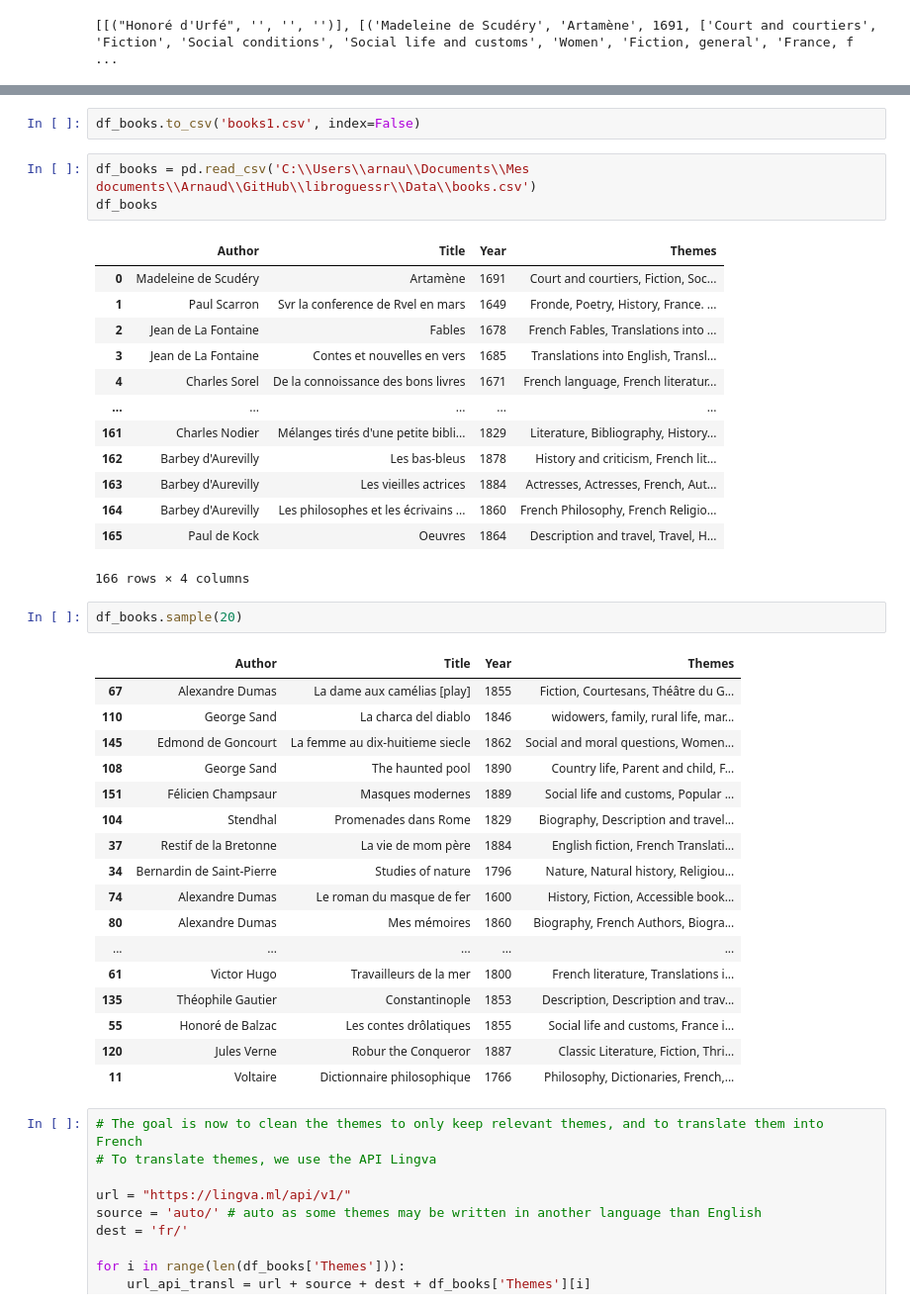
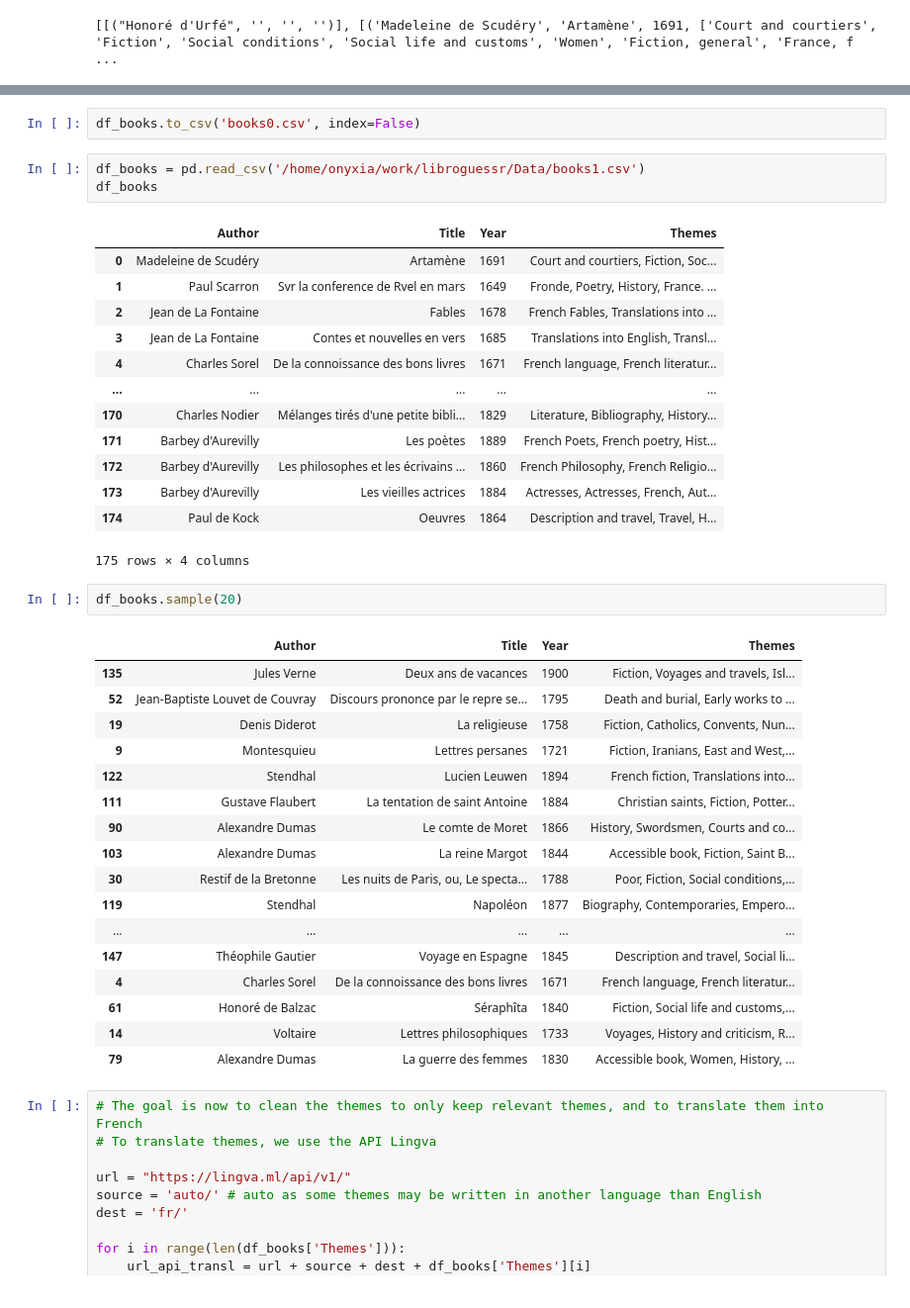
Before and after one commit to lucas-cumunel/libroguessr, a Jupyter notebook: API_Df.ipynb, the cells around one changed output, grey strips where cells are left out. Shown at 99% size. Drawn from its saved outputs; the diff is of its cells as text.

```diff
--- a/API_Df.ipynb
+++ b/API_Df.ipynb
@@ -172,42 +169,42 @@ See the caveats in the documentation: https://pandas.pydata.org/pandas-docs/stab
 # %%
-df_books.to_csv('books1.csv', index=False)
+df_books.to_csv('books0.csv', index=False)
 # %%
-df_books = pd.read_csv('C:\\Users\\arnau\\Documents\\Mes documents\\Arnaud\\GitHub\\libroguessr\\Data\\books.csv')
+df_books = pd.read_csv('/home/onyxia/work/libroguessr/Data/books1.csv')
 df_books
 # %% [output]
 |  | Author | Title | Year | Themes |
 | 0 | Madeleine de Scudéry | Artamène | 1691 | Court and courtiers, Fiction, Soc... |
 | 1 | Paul Scarron | Svr la conference de Rvel en mars | 1649 | Fronde, Poetry, History, France. ... |
 | 2 | Jean de La Fontaine | Fables | 1678 | French Fables, Translations into ... |
 | 3 | Jean de La Fontaine | Contes et nouvelles en vers | 1685 | Translations into English, Transl... |
 | 4 | Charles Sorel | De la connoissance des bons livres | 1671 | French language, French literatur... |
 | ... | ... | ... | ... | ... |
-| 161 | Charles Nodier | Mélanges tirés d'une petite bibli... | 1829 | Literature, Bibliography, History... |
-| 162 | Barbey d'Aurevilly | Les bas-bleus | 1878 | History and criticism, French lit... |
-| 163 | Barbey d'Aurevilly | Les vieilles actrices | 1884 | Actresses, Actresses, French, Aut... |
-| 164 | Barbey d'Aurevilly | Les philosophes et les écrivains ... | 1860 | French Philosophy, French Religio... |
-| 165 | Paul de Kock | Oeuvres | 1864 | Description and travel, Travel, H... |
+| 170 | Charles Nodier | Mélanges tirés d'une petite bibli... | 1829 | Literature, Bibliography, History... |
+| 171 | Barbey d'Aurevilly | Les poètes | 1889 | French Poets, French poetry, Hist... |
+| 172 | Barbey d'Aurevilly | Les philosophes et les écrivains ... | 1860 | French Philosophy, French Religio... |
+| 173 | Barbey d'Aurevilly | Les vieilles actrices | 1884 | Actresses, Actresses, French, Aut... |
+| 174 | Paul de Kock | Oeuvres | 1864 | Description and travel, Travel, H... |
-166 rows × 4 columns
+175 rows × 4 columns
 # %%
 df_books.sample(20)
 # %% [output]
 |  | Author | Title | Year | Themes |
-| 67 | Alexandre Dumas | La dame aux camélias [play] | 1855 | Fiction, Courtesans, Théâtre du G... |
-| 110 | George Sand | La charca del diablo | 1846 | widowers, family, rural life, mar... |
-| 145 | Edmond de Goncourt | La femme au dix-huitieme siecle | 1862 | Social and moral questions, Women... |
-| 108 | George Sand | The haunted pool | 1890 | Country life, Parent and child, F... |
-| 151 | Félicien Champsaur | Masques modernes | 1889 | Social life and customs, Popular ... |
-| 104 | Stendhal | Promenades dans Rome | 1829 | Biography, Description and travel... |
-| 37 | Restif de la Bretonne | La vie de mom père | 1884 | English fiction, French Translati... |
-| 34 | Bernardin de Saint-Pierre | Studies of nature | 1796 | Nature, Natural history, Religiou... |
-| 74 | Alexandre Dumas | Le roman du masque de fer | 1600 | History, Fiction, Accessible book... |
-| 80 | Alexandre Dumas | Mes mémoires | 1860 | Biography, French Authors, Biogra... |
+| 135 | Jules Verne | Deux ans de vacances | 1900 | Fiction, Voyages and travels, Isl... |
+| 52 | Jean-Baptiste Louvet de Couvray | Discours prononce par le repre se... | 1795 | Death and burial, Early works to ... |
+| 19 | Denis Diderot | La religieuse | 1758 | Fiction, Catholics, Convents, Nun... |
+| 9 | Montesquieu | Lettres persanes | 1721 | Fiction, Iranians, East and West,... |
+| 122 | Stendhal | Lucien Leuwen | 1894 | French fiction, Translations into... |
+| 111 | Gustave Flaubert | La tentation de saint Antoine | 1884 | Christian saints, Fiction, Potter... |
+| 90 | Alexandre Dumas | Le comte de Moret | 1866 | History, Swordsmen, Courts and co... |
+| 103 | Alexandre Dumas | La reine Margot | 1844 | Accessible book, Fiction, Saint B... |
+| 30 | Restif de la Bretonne | Les nuits de Paris, ou, Le specta... | 1788 | Poor, Fiction, Social conditions,... |
+| 119 | Stendhal | Napoléon | 1877 | Biography, Contemporaries, Empero... |
 | ... | ... | ... | ... | ... |
-| 61 | Victor Hugo | Travailleurs de la mer | 1800 | French literature, Translations i... |
-| 135 | Théophile Gautier | Constantinople | 1853 | Description, Description and trav... |
-| 55 | Honoré de Balzac | Les contes drôlatiques | 1855 | Social life and customs, France i... |
-| 120 | Jules Verne | Robur the Conqueror | 1887 | Classic Literature, Fiction, Thri... |
-| 11 | Voltaire | Dictionnaire philosophique | 1766 | Philosophy, Dictionaries, French,... |
+| 147 | Théophile Gautier | Voyage en Espagne | 1845 | Description and travel, Social li... |
+| 4 | Charles Sorel | De la connoissance des bons livres | 1671 | French language, French literatur... |
+| 61 | Honoré de Balzac | Séraphîta | 1840 | Fiction, Social life and customs,... |
+| 14 | Voltaire | Lettres philosophiques | 1733 | Voyages, History and criticism, R... |
+| 79 | Alexandre Dumas | La guerre des femmes | 1830 | Accessible book, Women, History, ... |
 # %%
 # The goal is now to clean the themes to only keep relevant themes, and to translate them into French
 # To translate themes, we use the API Lingva
```
Also changed, not shown: parts of 7 cells of this notebook, 1 other file.
